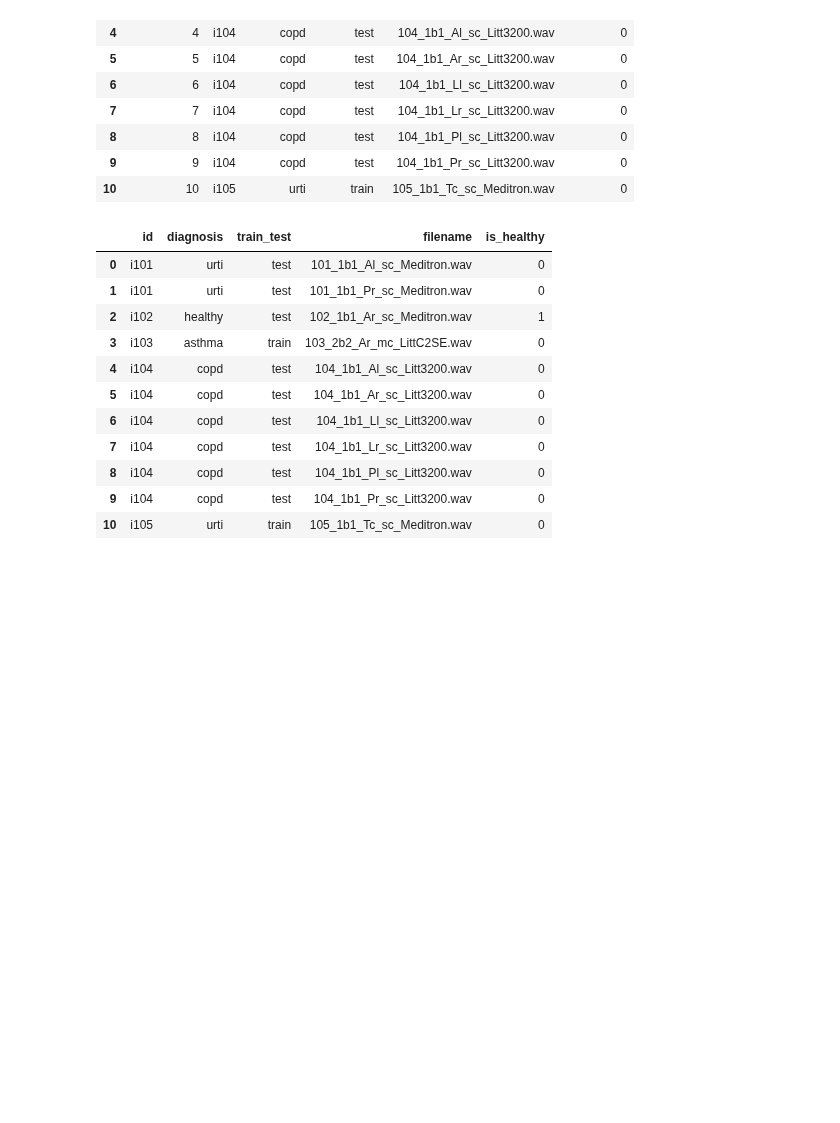
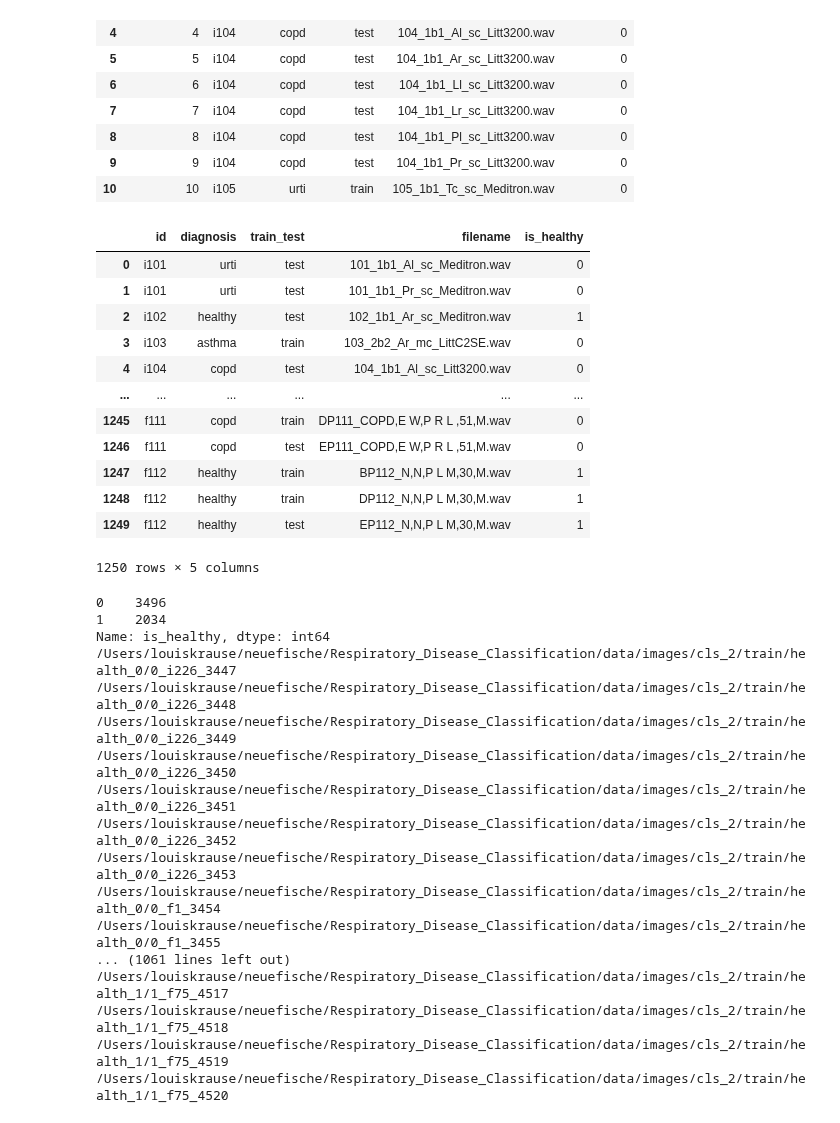
Before and after one commit to loukra/Respiratory_Disease_Classification, a Jupyter notebook: JNotebooks/Preprocessing/audio_processing.ipynb, the cells around one changed output. Saved outputs shown, nothing was run; the diff lists cells and outputs as text; code cells hidden in the pictures; blank space fills up the shorter version.

```diff
--- a/JNotebooks/Preprocessing/audio_processing.ipynb
+++ b/JNotebooks/Preprocessing/audio_processing.ipynb
@@ -24,17 +24,35 @@ pd.read_csv("../../data/annotations_small.csv")
 | 9 | 9 | i104 | copd | test | 104_1b1_Pr_sc_Litt3200.wav | 0 |
 | 10 | 10 | i105 | urti | train | 105_1b1_Tc_sc_Meditron.wav | 0 |
 # %%
-audio_utils.audio2img("../../data/annotations_small.csv")
+audio_utils.audio2img("../../data/annotations.csv")
 # %% [output]
 |  | id | diagnosis | train_test | filename | is_healthy |
 | 0 | i101 | urti | test | 101_1b1_Al_sc_Meditron.wav | 0 |
 | 1 | i101 | urti | test | 101_1b1_Pr_sc_Meditron.wav | 0 |
 | 2 | i102 | healthy | test | 102_1b1_Ar_sc_Meditron.wav | 1 |
 | 3 | i103 | asthma | train | 103_2b2_Ar_mc_LittC2SE.wav | 0 |
 | 4 | i104 | copd | test | 104_1b1_Al_sc_Litt3200.wav | 0 |
-| 5 | i104 | copd | test | 104_1b1_Ar_sc_Litt3200.wav | 0 |
-| 6 | i104 | copd | test | 104_1b1_Ll_sc_Litt3200.wav | 0 |
-| 7 | i104 | copd | test | 104_1b1_Lr_sc_Litt3200.wav | 0 |
-| 8 | i104 | copd | test | 104_1b1_Pl_sc_Litt3200.wav | 0 |
-| 9 | i104 | copd | test | 104_1b1_Pr_sc_Litt3200.wav | 0 |
-| 10 | i105 | urti | train | 105_1b1_Tc_sc_Meditron.wav | 0 |
+| ... | ... | ... | ... | ... | ... |
+| 1245 | f111 | copd | train | DP111_COPD,E W,P R L ,51,M.wav | 0 |
+| 1246 | f111 | copd | test | EP111_COPD,E W,P R L ,51,M.wav | 0 |
+| 1247 | f112 | healthy | train | BP112_N,N,P L M,30,M.wav | 1 |
+| 1248 | f112 | healthy | train | DP112_N,N,P L M,30,M.wav | 1 |
+| 1249 | f112 | healthy | test | EP112_N,N,P L M,30,M.wav | 1 |
+1250 rows × 5 columns
+0    3496
+1    2034
+Name: is_healthy, dtype: int64
+/Users/louiskrause/neuefische/Respiratory_Disease_Classification/data/images/cls_2/train/health_0/0_i226_3447
+/Users/louiskrause/neuefische/Respiratory_Disease_Classification/data/images/cls_2/train/health_0/0_i226_3448
+/Users/louiskrause/neuefische/Respiratory_Disease_Classification/data/images/cls_2/train/health_0/0_i226_3449
+/Users/louiskrause/neuefische/Respiratory_Disease_Classification/data/images/cls_2/train/health_0/0_i226_3450
+/Users/louiskrause/neuefische/Respiratory_Disease_Classification/data/images/cls_2/train/health_0/0_i226_3451
+/Users/louiskrause/neuefische/Respiratory_Disease_Classification/data/images/cls_2/train/health_0/0_i226_3452
+/Users/louiskrause/neuefische/Respiratory_Disease_Classification/data/images/cls_2/train/health_0/0_i226_3453
+/Users/louiskrause/neuefische/Respiratory_Disease_Classification/data/images/cls_2/train/health_0/0_f1_3454
+/Users/louiskrause/neuefische/Respiratory_Disease_Classification/data/images/cls_2/train/health_0/0_f1_3455
+... (1061 lines left out)
+/Users/louiskrause/neuefische/Respiratory_Disease_Classification/data/images/cls_2/train/health_1/1_f75_4517
+/Users/louiskrause/neuefische/Respiratory_Disease_Classification/data/images/cls_2/train/health_1/1_f75_4518
+/Users/louiskrause/neuefische/Respiratory_Disease_Classification/data/images/cls_2/train/health_1/1_f75_4519
+/Users/louiskrause/neuefische/Respiratory_Disease_Classification/data/images/cls_2/train/health_1/1_f75_4520
```
Also changed, not shown: 1 other file.
